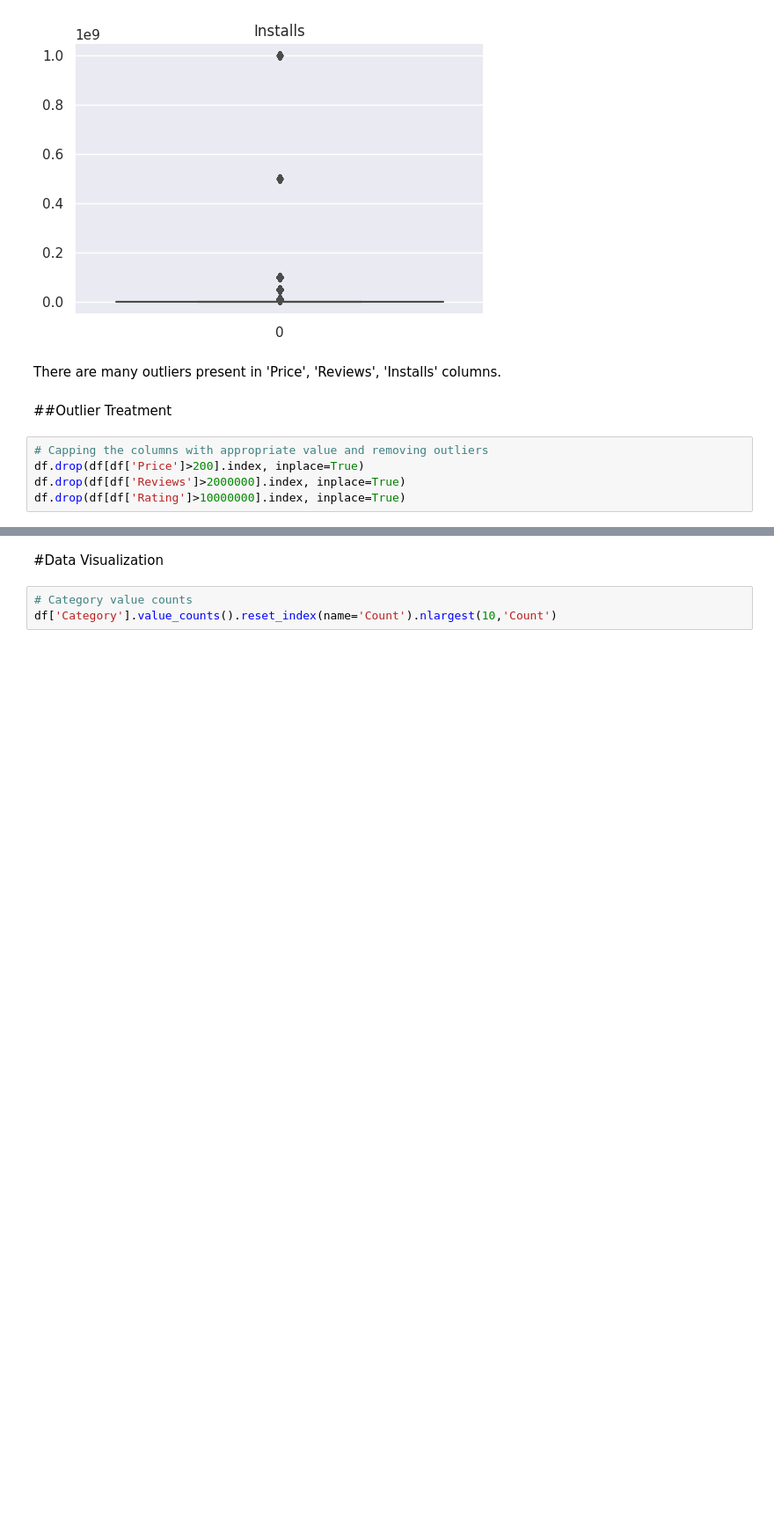
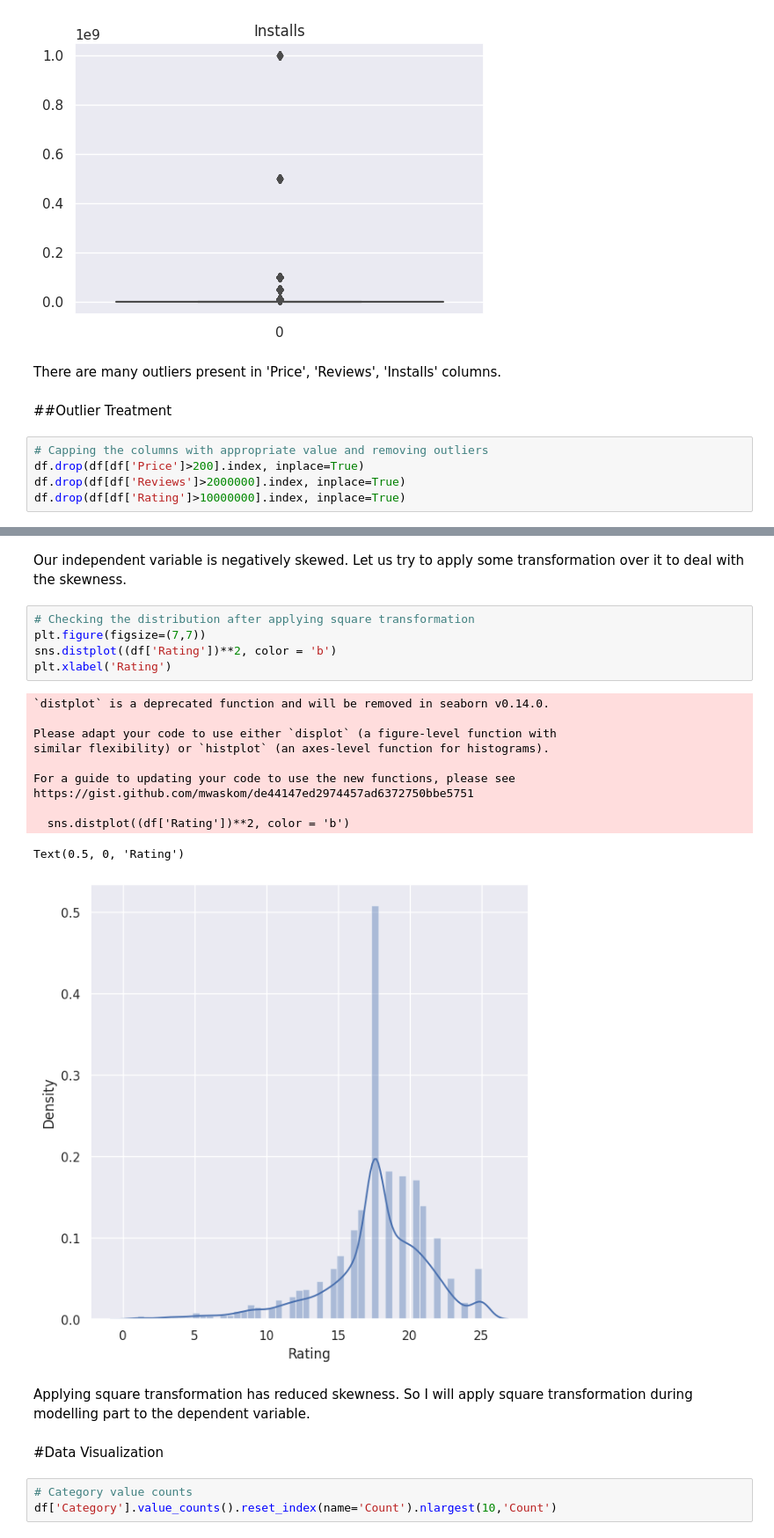
Before and after one commit to iamNirmeshGupta/Google-Play-Store-App-Rating-Prediction, a Jupyter notebook: PlayStore_App_Rating_Prediction.ipynb, the cells around one changed output, grey strips where cells are left out. Shown at 88% size. Drawn from its saved outputs; the diff is of its cells as text; blank space fills up the shorter version.

```diff
--- a/PlayStore_App_Rating_Prediction.ipynb
+++ b/PlayStore_App_Rating_Prediction.ipynb
@@ -231,3 +245,24 @@ df.drop(df[df['Rating']>10000000].index, inplace=True)
+# %% [markdown]
+Our independent variable is negatively skewed. Let us try to apply some transformation over it to deal with the skewness.
+# %%
+# Checking the distribution after applying square transformation
+plt.figure(figsize=(7,7))
+sns.distplot((df['Rating'])**2, color = 'b')
+plt.xlabel('Rating')
+# %% [output]
+`distplot` is a deprecated function and will be removed in seaborn v0.14.0.
+
+Please adapt your code to use either `displot` (a figure-level function with
+similar flexibility) or `histplot` (an axes-level function for histograms).
+
+For a guide to updating your code to use the new functions, please see
+https://gist.github.com/mwaskom/de44147ed2974457ad6372750bbe5751
+
+  sns.distplot((df['Rating'])**2, color = 'b')
+Text(0.5, 0, 'Rating')
+[figure, added]
+# %% [markdown]
+Applying square transformation has reduced skewness. So I will apply square transformation during modelling part to the dependent variable.
 # %% [markdown]
 #Data Visualization
 # %%
```
Also changed, not shown: parts of 49 cells of this notebook.
